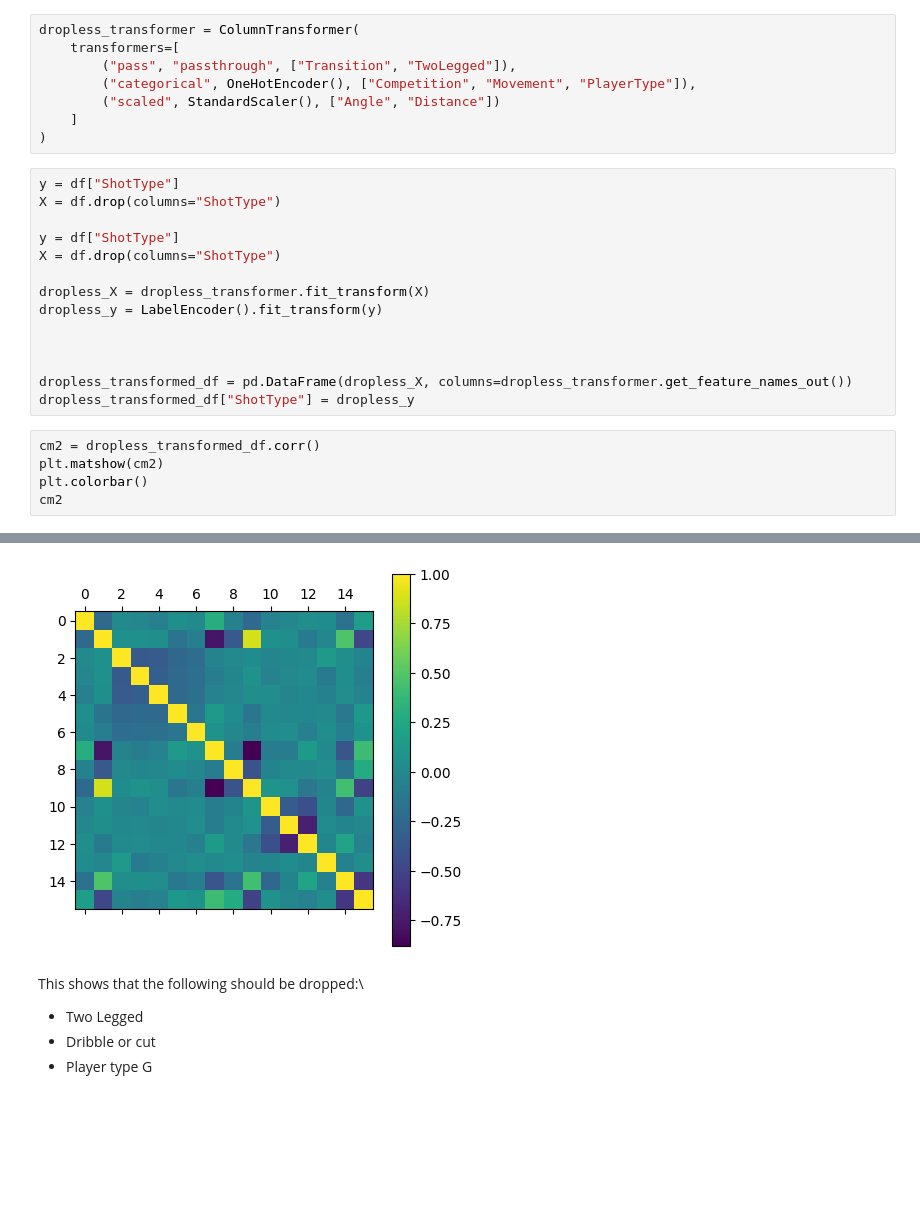
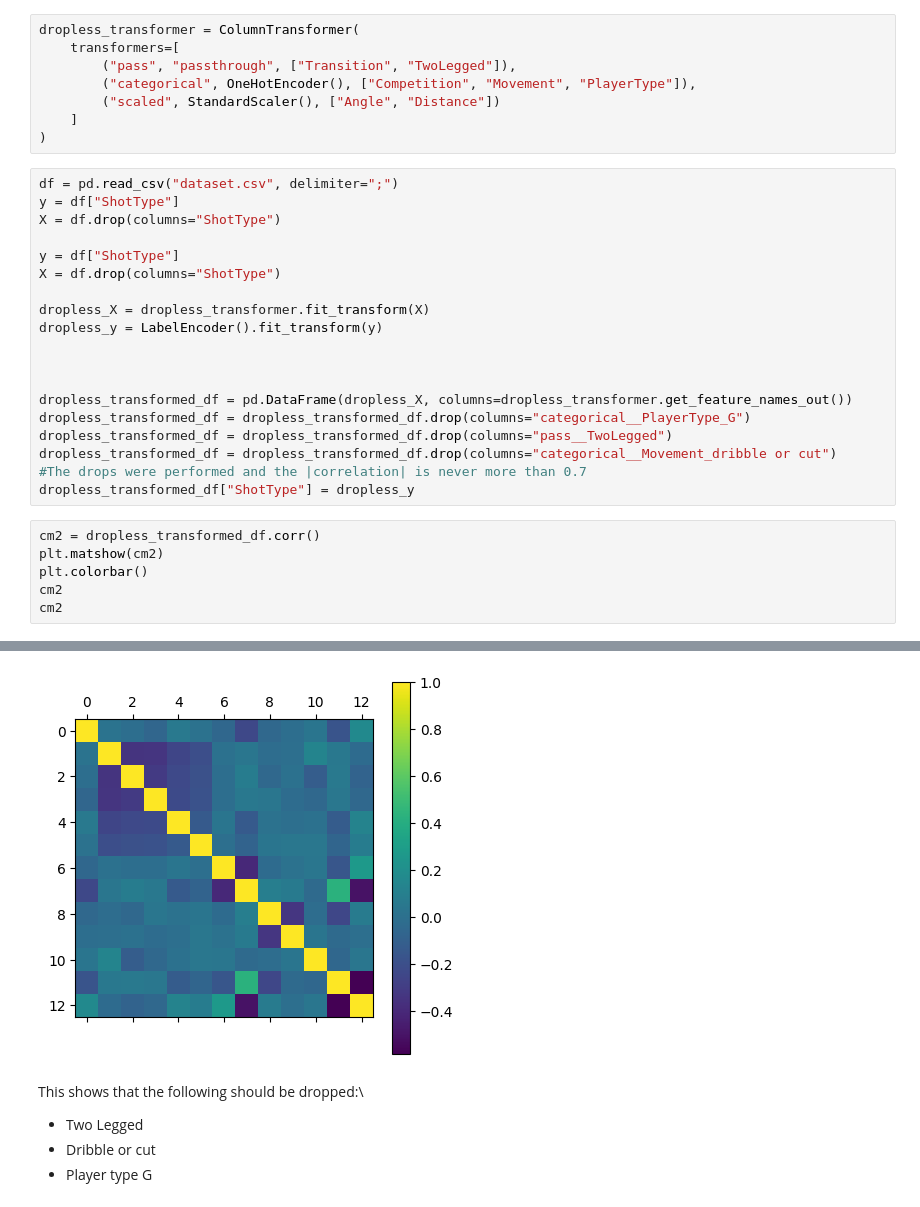
Before and after one commit to MatejVre/Generalized_Linear_Models, a Jupyter notebook: testing.ipynb, the cells around one changed output, grey strips where cells are left out. Drawn from its saved outputs; the diff is of its cells as text; blank space fills up the shorter version.

Commit message:
I moved nowhere today. Data visualisation is hard.

```diff
--- a/testing.ipynb
+++ b/testing.ipynb
@@ -32,6 +128,7 @@ dropless_transformer = ColumnTransformer(
     ]
 )
 # %%
+df = pd.read_csv("dataset.csv", delimiter=";")
 y = df["ShotType"]
 X = df.drop(columns="ShotType")
 
@@ -44,10 +141,15 @@ dropless_y = LabelEncoder().fit_transform(y)
 
 
 dropless_transformed_df = pd.DataFrame(dropless_X, columns=dropless_transformer.get_feature_names_out())
+dropless_transformed_df = dropless_transformed_df.drop(columns="categorical__PlayerType_G")
+dropless_transformed_df = dropless_transformed_df.drop(columns="pass__TwoLegged")
+dropless_transformed_df = dropless_transformed_df.drop(columns="categorical__Movement_dribble or cut")
+#The drops were performed and the |correlation| is never more than 0.7
 dropless_transformed_df["ShotType"] = dropless_y
 # %%
 cm2 = dropless_transformed_df.corr()
 plt.matshow(cm2)
 plt.colorbar()
 cm2
+cm2
 # %% [output]
@@ -71,4 +170,4 @@ cm2
-[figure, old version]
+[figure, new version]
 # %% [markdown]
 This shows that the following should be dropped:\
 * Two Legged
```
Also changed, not shown: parts of 28 cells of this notebook, 3 other files.
